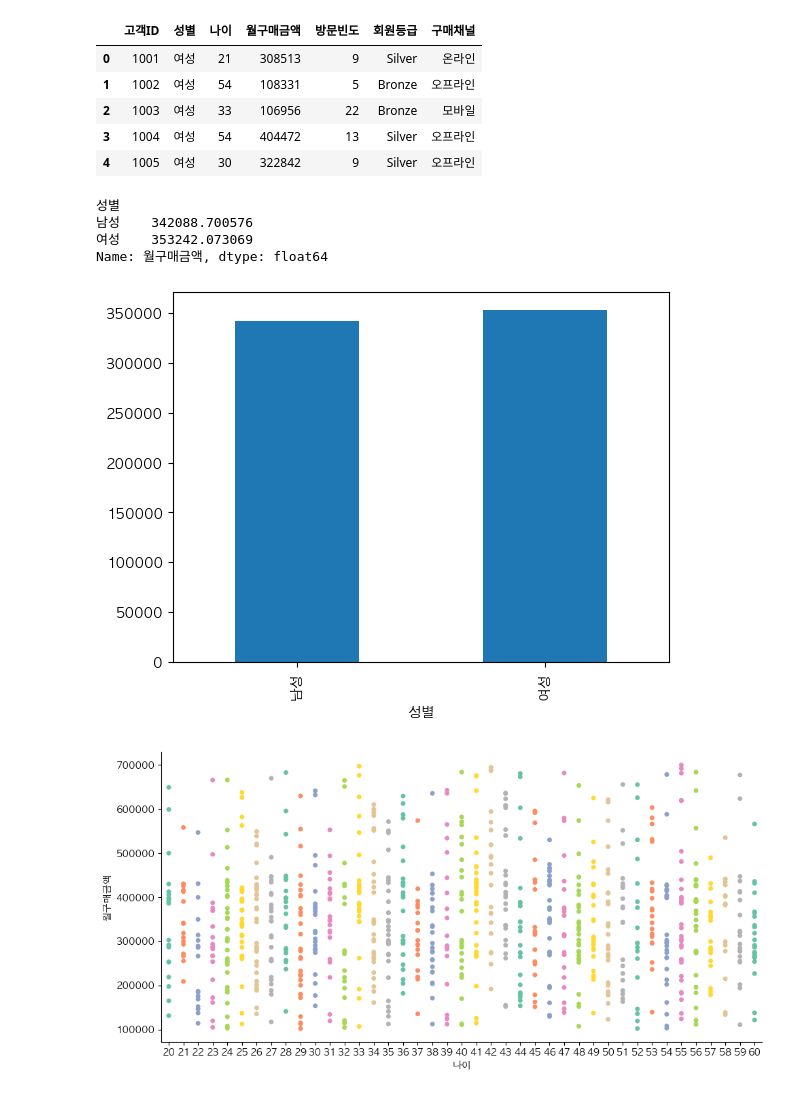
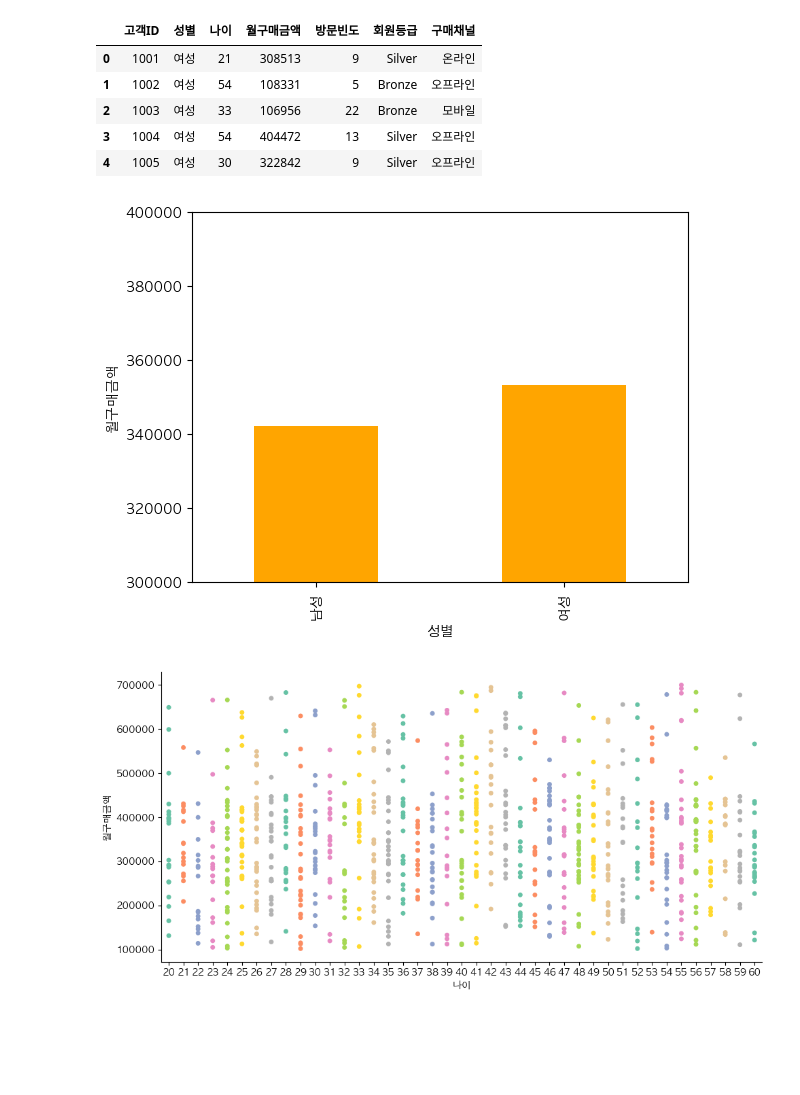
Before and after one commit to chae030/DCAV, a Jupyter notebook: visualization.ipynb, the cells around one changed output. Saved outputs shown, nothing was run; the diff lists cells and outputs as text; code cells hidden in the pictures; blank space fills up the shorter version.

```diff
--- a/visualization.ipynb
+++ b/visualization.ipynb
@@ -23,15 +23,13 @@ plt.rcParams['axes.unicode_minus'] = False
 # %%
 # 1. 성별에 따른 월평균 구매금액의 차이를 시각적으로 비교하여 분석하시오.
 
 gender_mean = st.groupby('성별')['월구매금액'].mean()
-gender_mean.plot(kind = 'bar')
+gender_mean.plot(kind = 'bar', color = 'orange')
+plt.ylim(300000, 400000)
+plt.ylabel('월구매금액')
 plt.show()
 # %% [output]
-성별
-남성    342088.700576
-여성    353242.073069
-Name: 월구매금액, dtype: float64
-[figure, old version]
+[figure, new version]
 # %%
 # 2. 나이와 월구매금액간의 관계를 확인하기 위한 그래프를 시각화하고 분석하시오.
 
```
Also changed, not shown: parts of 7 cells of this notebook.
